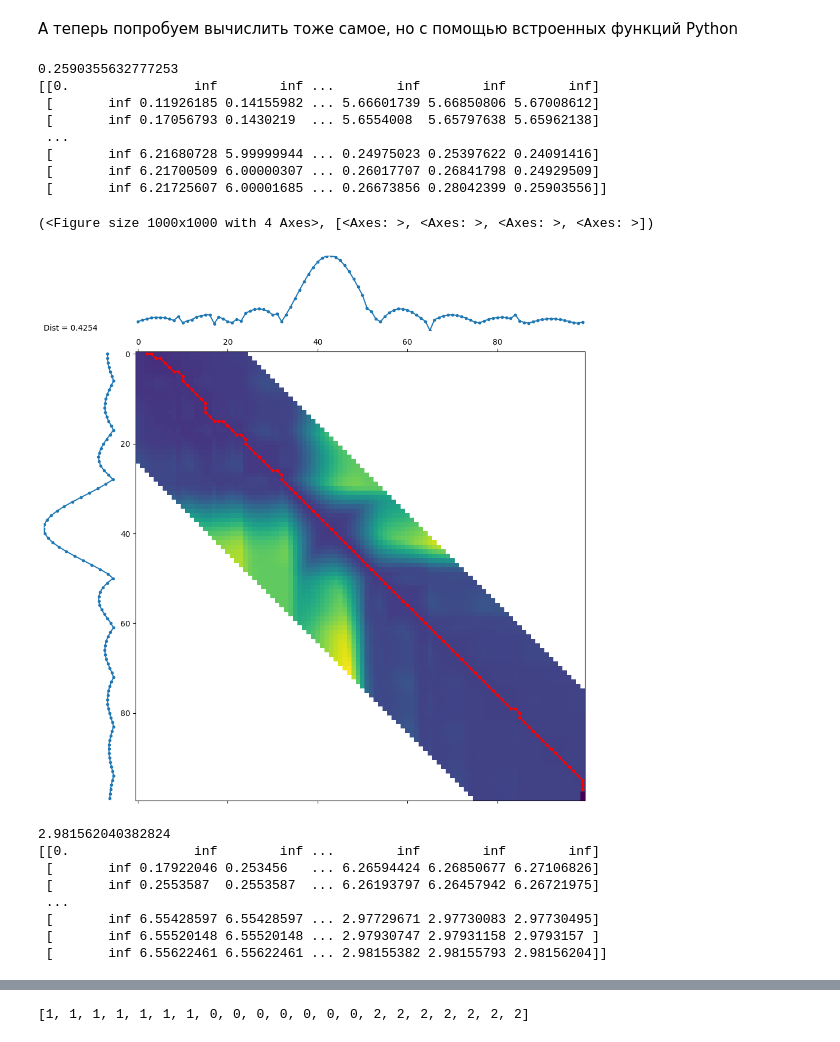
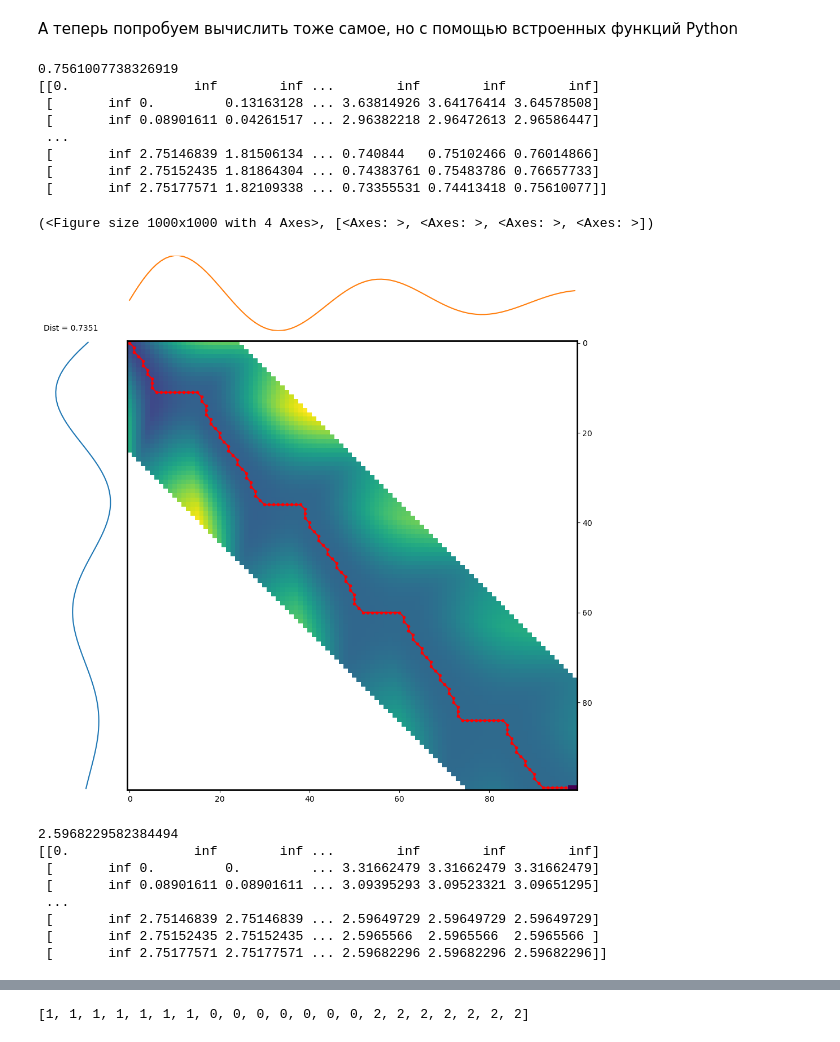
Before and after one commit to Syoshi7/Time_Series, a Jupyter notebook: practice6/practice6.ipynb, the cells around one changed output, grey strips where cells are left out. Cells and saved outputs as stored; diff of their text form; code cells hidden in the pictures.

```diff
--- a/practice6/practice6.ipynb
+++ b/practice6/practice6.ipynb
@@ -45,30 +45,29 @@ d = np.random.random(size=10)
 
 N = 7 #количество образцов в каждом типе сигналов
 
-
 # гармонические колебания
 f0 = 0.2
 
+# гармонические колебания
 for i in range(N):
-    tseries_list["Tc"+str(i)] = "TODO: Напишите формулу для гармонического сигнала (косинус)"
+    tseries_list["Tc"+str(i)] = (0.8 + 0.7*d[i]) * np.cos(2*np.pi*(f0 + 0.1*d[(i+1)%10])*time_index + 2*np.pi*d[(i+2)%10])
 
 # модифицированный синус
 for i in range(N):
-    tseries_list["Ts"+str(i)] = "TODO: Напишите формулу для модифицированного синуса"
+    tseries_list["Ts"+str(i)] = (1.2 - 0.5*d[i]) * np.sin(2*np.pi*(f0 + 0.05*d[(i+1)%10])*time_index) * np.exp(-0.2*d[(i+2)%10]*time_index)
 
-# пульс сигнал
+# пульс-сигнал
 for i in range(N):
-    tseries_list["Tp"+str(i)] = "TODO: Напишите формулу для пульс сигнала"
-
+    tseries_list["Tp"+str(i)] = pulse(time_index - 4 + np.random.uniform(-1, 1))
 
 # отрисовка всех сигналов
 for i in range(N):
     pass # Закомментировано или удалено, чтобы не падало до выполнения TODO
-    # plt.plot(time_index, tseries_list["Ts"+str(i)], '-b')
+    plt.plot(time_index, tseries_list["Ts"+str(i)], '-b')
 for i in range(N):
-    pass # plt.plot(time_index, tseries_list["Tc"+str(i)], '-g')
+    plt.plot(time_index, tseries_list["Tc"+str(i)], '-g')
 for i in range(N):
-    pass # plt.plot(time_index, tseries_list["Tp"+str(i)], '-r')
+    plt.plot(time_index, tseries_list["Tp"+str(i)], '-r')
 
 plt.title(r'временные ряды')
 plt.xlabel(r't (in s)')
@@ -372,36 +393,34 @@ x = np.abs(tseries_list.get("Ts1", np.zeros(100)))
 x_s = np.abs(tseries_list.get("Ts6", np.zeros(100)))
 
 # TODO: Вычислите расстояние и пути с помощью встроенной функции dtw.warping_paths из библиотеки dtaidistance
-# distance, paths = ...
-# print(distance)
-# print(paths)
+dist, paths = dtw.warping_paths(x, x_s)
+
+print(dist)
+print(paths)
 # %% [output]
-0.2590355632777253
+0.7561007738326919
 [[0.                inf        inf ...        inf        inf        inf]
- [       inf 0.11926185 0.14155982 ... 5.66601739 5.66850806 5.67008612]
- [       inf 0.17056793 0.1430219  ... 5.6554008  5.65797638 5.65962138]
+ [       inf 0.         0.13163128 ... 3.63814926 3.64176414 3.64578508]
+ [       inf 0.08901611 0.04261517 ... 2.96382218 2.96472613 2.96586447]
  ...
- [       inf 6.21680728 5.99999944 ... 0.24975023 0.25397622 0.24091416]
- [       inf 6.21700509 6.00000307 ... 0.26017707 0.26841798 0.24929509]
- [       inf 6.21725607 6.00001685 ... 0.26673856 0.28042399 0.25903556]]
+ [       inf 2.75146839 1.81506134 ... 0.740844   0.75102466 0.76014866]
+ [       inf 2.75152435 1.81864304 ... 0.74383761 0.75483786 0.76657733]
+ [       inf 2.75177571 1.82109338 ... 0.73355531 0.74413418 0.75610077]]
 # %%
 from dtaidistance import dtw
 from dtaidistance import dtw_visualisation as dtwvis
 import random
 import numpy as np
-xw = np.arange(0, 20, .5)
-s1 = x
-s2 = x_s
-random.seed(1)
-for idx in range(len(s2)):
-    if random.random() < 0.05:
-        s2[idx] += (random.random() - 0.5) / 2
-d, paths = dtw.warping_paths(s1, s2, window=25, psi=2)
-best_path = dtw.best_path(paths)
-dtwvis.plot_warpingpaths(s1, s2, paths, best_path)
+s1 = np.array(tseries_list["Ts1"])
+s2 = np.array(tseries_list["Ts6"])
+
+distance, cost_matrix = dtw.warping_paths(s1, s2, window=25, psi=2)
+cost_matrix = np.array(cost_matrix, dtype=float)
+best_path = dtw.best_path(cost_matrix)
+dtwvis.plot_warpingpaths(s1, s2, paths=cost_matrix, path=best_path)
 # %% [output]
 (<Figure size 1000x1000 with 4 Axes>, [<Axes: >, <Axes: >, <Axes: >, <Axes: >])
-[figure, old version]
+[figure, new version]
 # %%
 x = np.abs(tseries_list["Ts1"])
 x_p = np.abs(tseries_list["Tp2"])
@@ -411,14 +430,14 @@ distance, paths = dtw.warping_paths(x, x_p)
 print(distance)
 print(paths)
 # %% [output]
-2.981562040382824
+2.5968229582384494
 [[0.                inf        inf ...        inf        inf        inf]
- [       inf 0.17922046 0.253456   ... 6.26594424 6.26850677 6.27106826]
- [       inf 0.2553587  0.2553587  ... 6.26193797 6.26457942 6.26721975]
+ [       inf 0.         0.         ... 3.31662479 3.31662479 3.31662479]
+ [       inf 0.08901611 0.08901611 ... 3.09395293 3.09523321 3.09651295]
  ...
- [       inf 6.55428597 6.55428597 ... 2.97729671 2.97730083 2.97730495]
- [       inf 6.55520148 6.55520148 ... 2.97930747 2.97931158 2.9793157 ]
- [       inf 6.55622461 6.55622461 ... 2.98155382 2.98155793 2.98156204]]
+ [       inf 2.75146839 2.75146839 ... 2.59649729 2.59649729 2.59649729]
+ [       inf 2.75152435 2.75152435 ... 2.5965566  2.5965566  2.5965566 ]
+ [       inf 2.75177571 2.75177571 ... 2.59682296 2.59682296 2.59682296]]
 # %%
 from dtaidistance import dtw
 from dtaidistance import dtw_visualisation as dtwvis
```
Also changed, not shown: parts of 11 cells of this notebook, 1 other file.
